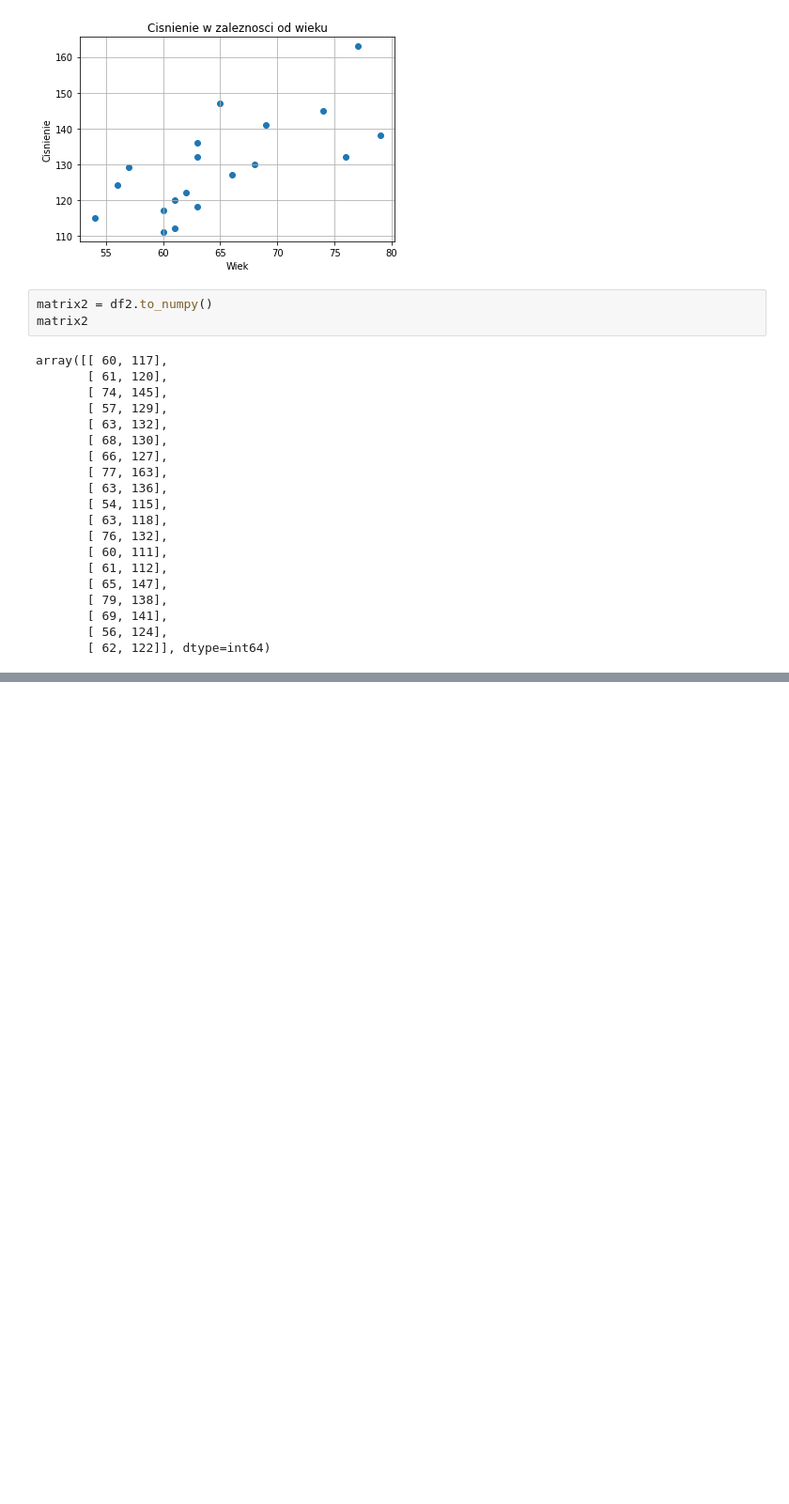
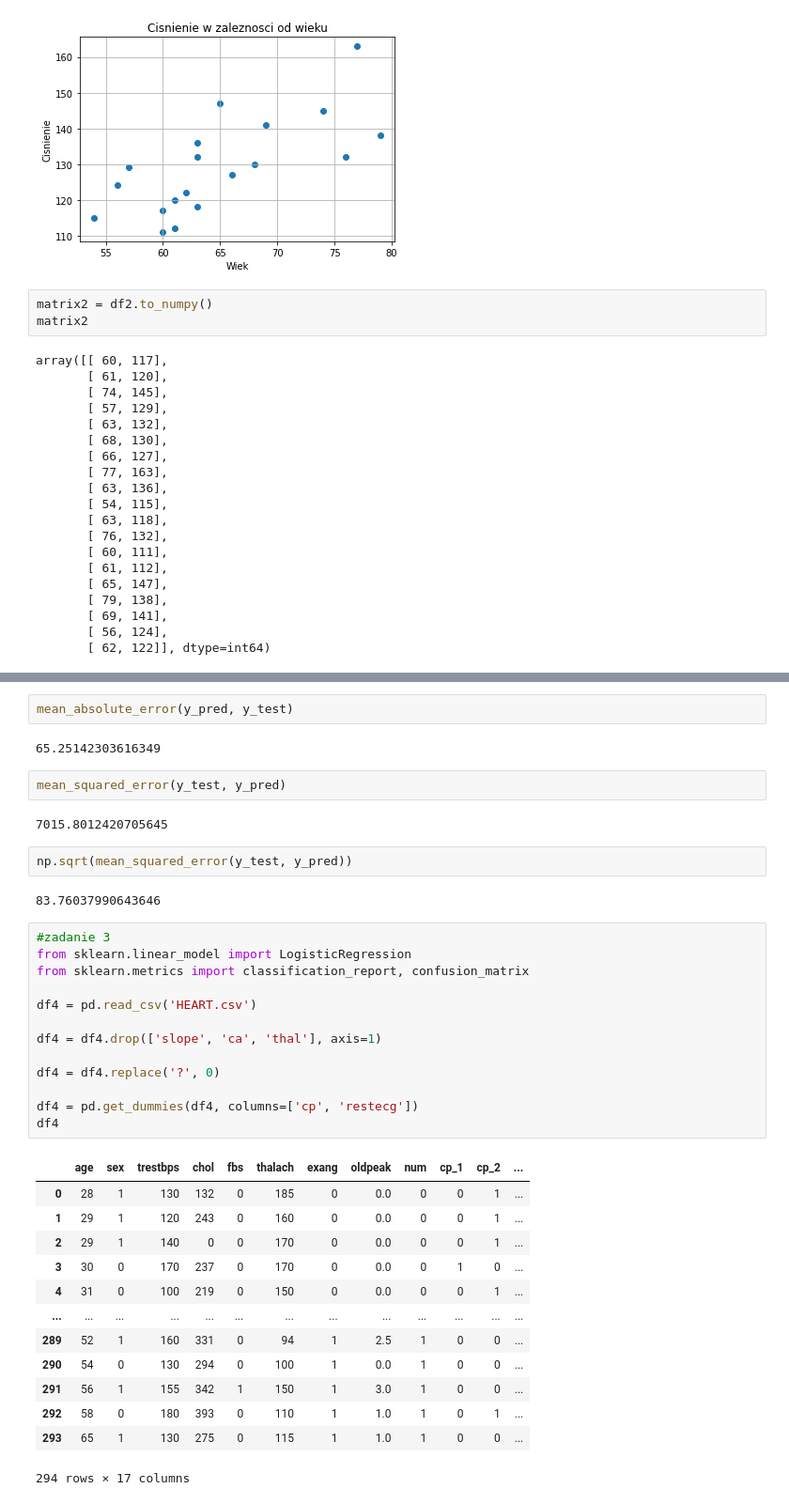
Before and after one commit to Malczi123/Analiza-i-Bazy-Danych, a Jupyter notebook: lab7/Untitled.ipynb, the cells around one changed output, grey strips where cells are left out. Shown at 94% size. Drawn from its saved outputs; the diff is of its cells as text; blank space fills up the shorter version.

```diff
--- a/lab7/Untitled.ipynb
+++ b/lab7/Untitled.ipynb
@@ -296,0 +313,39 @@ df3
+# %%
+mean_absolute_error(y_pred, y_test)
+# %% [output]
+65.25142303616349
+# %%
+mean_squared_error(y_test, y_pred)
+# %% [output]
+7015.8012420705645
+# %%
+np.sqrt(mean_squared_error(y_test, y_pred))
+# %% [output]
+83.76037990643646
+# %%
+#zadanie 3
+from sklearn.linear_model import LogisticRegression
+from sklearn.metrics import classification_report, confusion_matrix
+
+df4 = pd.read_csv('HEART.csv')
+
+df4 = df4.drop(['slope', 'ca', 'thal'], axis=1)
+
+df4 = df4.replace('?', 0)
+
+df4 = pd.get_dummies(df4, columns=['cp', 'restecg'])
+df4
+# %% [output]
+|  | age | sex | trestbps | chol | fbs | thalach | exang | oldpeak | num | cp_1 | cp_2 | ... |
+| 0 | 28 | 1 | 130 | 132 | 0 | 185 | 0 | 0.0 | 0 | 0 | 1 | ... |
+| 1 | 29 | 1 | 120 | 243 | 0 | 160 | 0 | 0.0 | 0 | 0 | 1 | ... |
+| 2 | 29 | 1 | 140 | 0 | 0 | 170 | 0 | 0.0 | 0 | 0 | 1 | ... |
+| 3 | 30 | 0 | 170 | 237 | 0 | 170 | 0 | 0.0 | 0 | 1 | 0 | ... |
+| 4 | 31 | 0 | 100 | 219 | 0 | 150 | 0 | 0.0 | 0 | 0 | 1 | ... |
+| ... | ... | ... | ... | ... | ... | ... | ... | ... | ... | ... | ... | ... |
+| 289 | 52 | 1 | 160 | 331 | 0 | 94 | 1 | 2.5 | 1 | 0 | 0 | ... |
+| 290 | 54 | 0 | 130 | 294 | 0 | 100 | 1 | 0.0 | 1 | 0 | 0 | ... |
+| 291 | 56 | 1 | 155 | 342 | 1 | 150 | 1 | 3.0 | 1 | 0 | 0 | ... |
+| 292 | 58 | 0 | 180 | 393 | 0 | 110 | 1 | 1.0 | 1 | 0 | 1 | ... |
+| 293 | 65 | 1 | 130 | 275 | 0 | 115 | 1 | 1.0 | 1 | 0 | 0 | ... |
+294 rows × 17 columns
```
Also changed, not shown: parts of 19 cells of this notebook.
